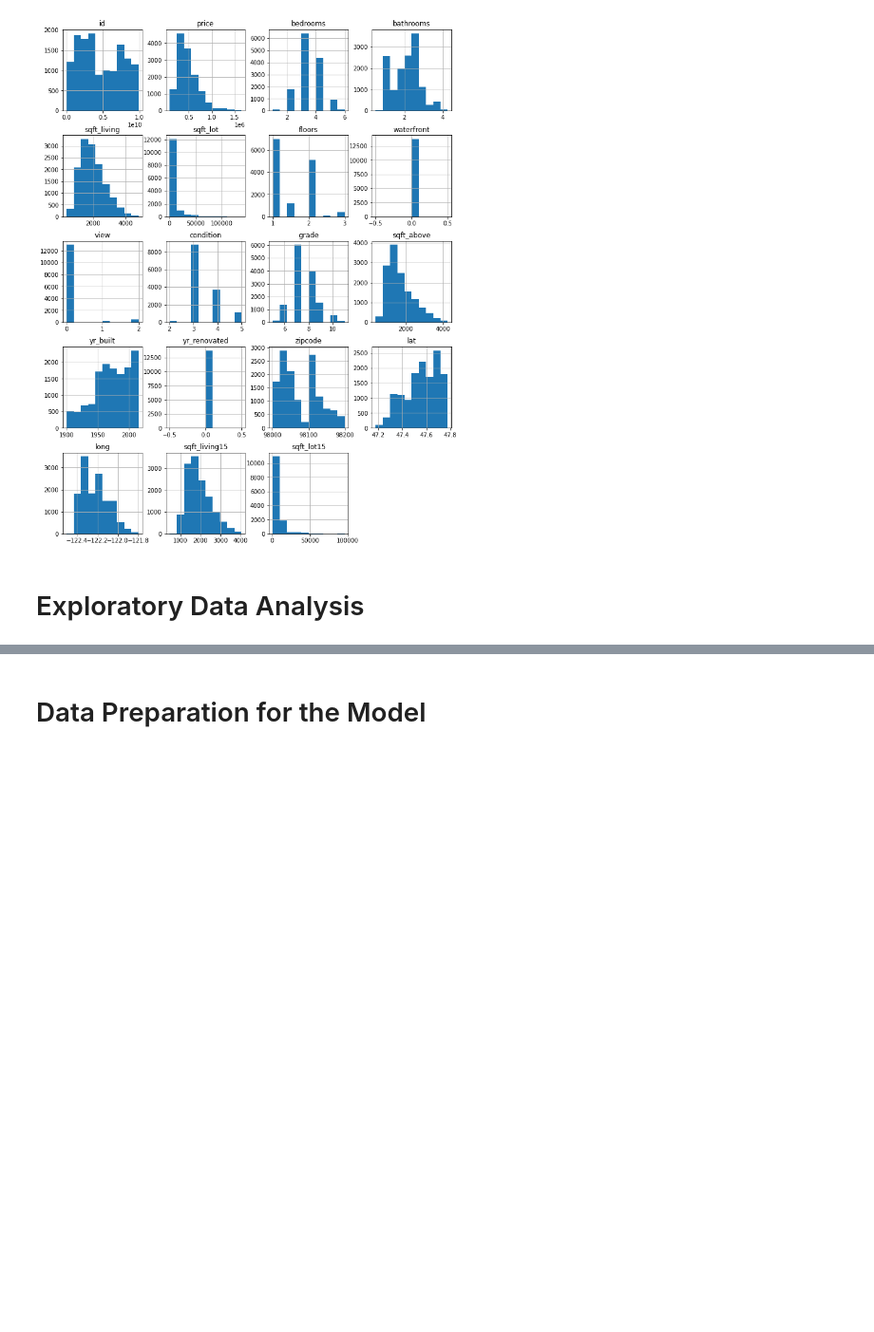
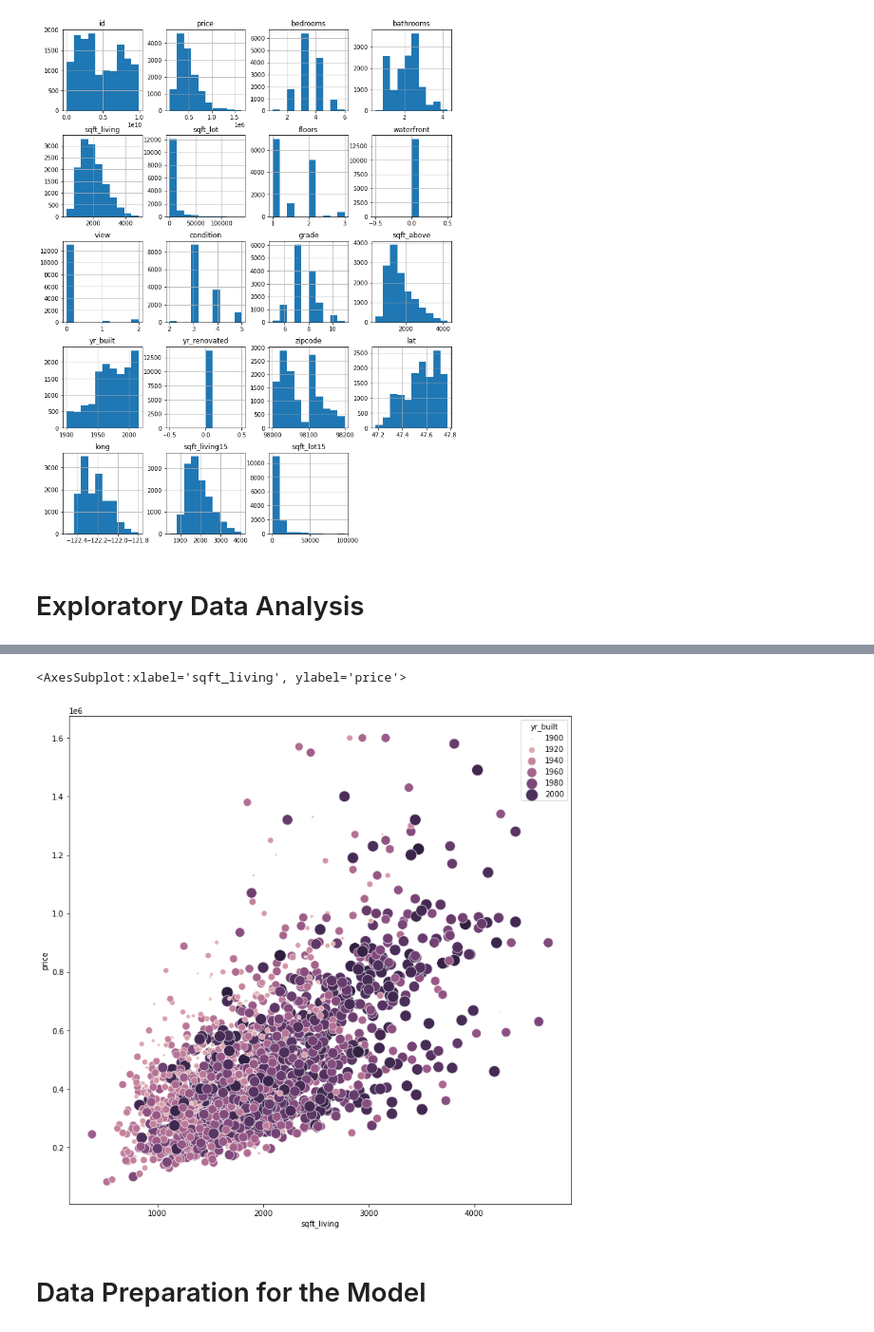
Before and after one commit to ozbunae/Housing_Data, a Jupyter notebook: Linear Regression Model on Housing Data.ipynb, the cells around one changed output, grey strips where cells are left out. Shown at 95% size. Saved outputs shown, nothing was run; the diff lists cells and outputs as text; code cells hidden in the pictures; blank space fills up the shorter version.

```diff
--- a/Linear Regression Model on Housing Data.ipynb
+++ b/Linear Regression Model on Housing Data.ipynb
@@ -352,3 +375,9 @@ plt.show()
+# %%
+fig, axes = plt.subplots(figsize = (12, 12))
+sns.scatterplot(data = df.iloc[200:2000], x = 'sqft_living', y = 'price', hue = 'yr_built', size = 'yr_built', sizes = (1,250))
+# %% [output]
+<AxesSubplot:xlabel='sqft_living', ylabel='price'>
+[figure, added]
 # %% [markdown]
 # Data Preparation for the Model
 # %% [markdown]
```
Also changed, not shown: parts of 11 cells of this notebook.
